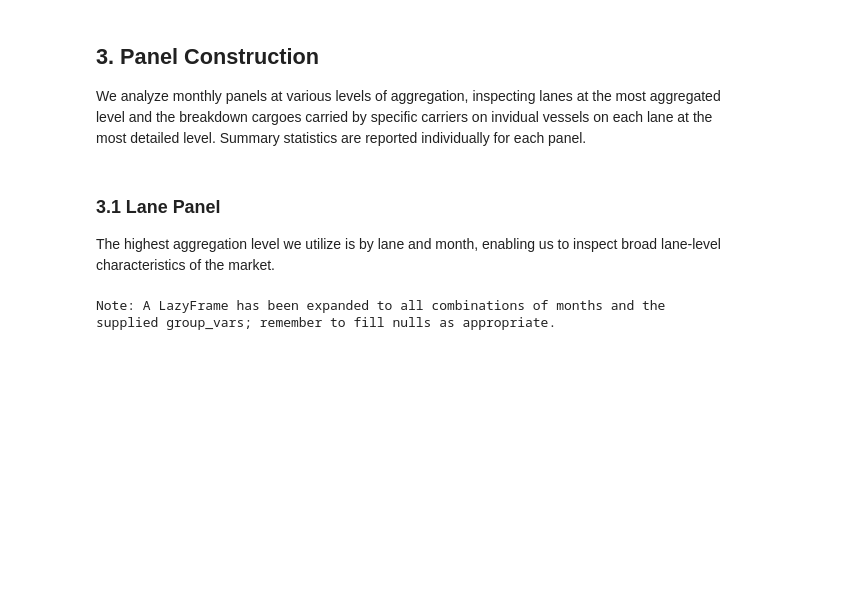
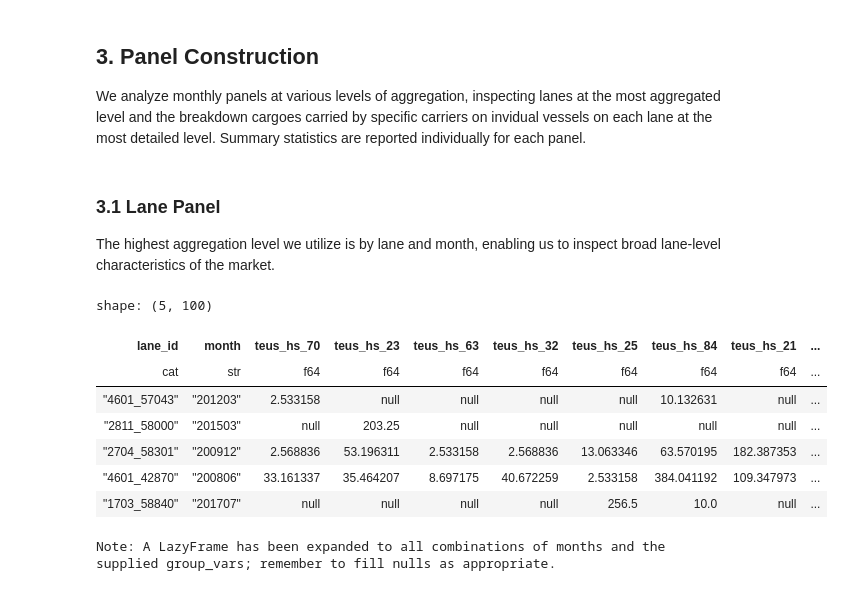
Before and after one commit to epistemetrica/Ocean-Carrier-Alliances-Project, a Jupyter notebook: analysis/oca_analyze_usda.ipynb, the cells around one changed output. Saved outputs shown, nothing was run; the diff lists cells and outputs as text; code cells hidden in the pictures; blank space fills up the shorter version.

Commit message:
dev: add commodity volumes to lane panel

```diff
--- a/analysis/oca_analyze_usda.ipynb
+++ b/analysis/oca_analyze_usda.ipynb
@@ -216,19 +215,25 @@ def explode_hscodes(lf, hs_digits=2):
     #explode hs_codes
     lf = (
         lf
-        #set nulls to 0 to prevent data loss in later steps
+        #set nulls to 'missing' to prevent data loss in later steps
         .with_columns(pl.col('hs_code').replace(None, 'missing'))
         .with_columns(
-            #split hs codes into lists
-            pl.col('hs_code').str.split(by=' '),
+            #strip and split hs codes into lists
+            pl.col('hs_code').str.strip_chars().str.split(by=' '),
             #create pseudo-index col
             pl.Series(name='index', values=index)
             )
         #explode hs_codes
         .explode('hs_code')
-        #drop rows with empty strings (these result from more than one space between hs_codes in the raw data)
+        #set empy strings to null
         .with_columns(pl.col('hs_code').replace('', None))
-        .drop_nulls('hs_code')
+        #drop leading 00 from hs_code strings
+        #this corrects for 4-digit HS codes that are sometimes stored as 6-digit codes
+        .with_columns(
+            pl.when(pl.col('hs_code').str.starts_with('00'))
+            .then(pl.col('hs_code').str.slice(2))
+            .otherwise(pl.col('hs_code'))
+        )
         #distribute total volumes evenly across HS Codes -- NOTE this step may change as better metadata is collected
         .with_columns(
             (pl.col('teus')/(pl.col('index').count().over('index'))),
@@ -241,6 +246,9 @@ def explode_hscodes(lf, hs_digits=2):
             #cast to integers, replacing non-integers with null
             .cast(pl.Int32, strict=False),
             )
+        #drop hs_codes equal to zero (approx 200 bols)
+        .with_columns(pl.col('hs_code').replace(0, None))
+        .drop_nulls('hs_code')
         #drop index
         .drop('index')
     )
@@ -463,6 +471,32 @@ def get_hhi(agg_lf, market_var, panel_vars, volume_var='teus', firm_var='scac',
 ### 3.1 Lane Panel
 
 The highest aggregation level we utilize is by lane and month, enabling us to inspect broad lane-level characteristics of the market.
+# %%
+# get commodity-specific volume columns
+pivoted_df = (
+    main_lf
+    .group_by(['lane_id', 'month', 'hs_code'])
+    .agg(pl.col('teus').sum())
+    #cast hs_code to string for pivoting
+    .with_columns(('teus_hs_'+pl.col('hs_code').cast(pl.Utf8)).alias('hs_code'))
+    #drop nulls
+    .drop_nulls()
+    #roughly 10 bols have hs_code equal to -1; these are dropped
+    .filter(pl.col('hs_code') != 'teus_hs_-1')
+    .collect()
+    .pivot(on='hs_code', index=['lane_id', 'month'], values='teus')
+)
+#inspect
+pivoted_df.head()
+# %% [output]
+shape: (5, 100)
+| lane_id | month | teus_hs_70 | teus_hs_23 | teus_hs_63 | teus_hs_32 | teus_hs_25 | teus_hs_84 | teus_hs_21 | ... |
+| cat | str | f64 | f64 | f64 | f64 | f64 | f64 | f64 | ... |
+| "4601_57043" | "201203" | 2.533158 | null | null | null | null | 10.132631 | null | ... |
+| "2811_58000" | "201503" | null | 203.25 | null | null | null | null | null | ... |
+| "2704_58301" | "200912" | 2.568836 | 53.196311 | 2.533158 | 2.568836 | 13.063346 | 63.570195 | 182.387353 | ... |
+| "4601_42870" | "200806" | 33.161337 | 35.464207 | 8.697175 | 40.672259 | 2.533158 | 384.041192 | 109.347973 | ... |
+| "1703_58840" | "201707" | null | null | null | null | 256.5 | 10.0 | null | ... |
 # %%
 #main aggregation
 lanepanel_lf = (
```
Also changed, not shown: parts of 4 cells of this notebook.
